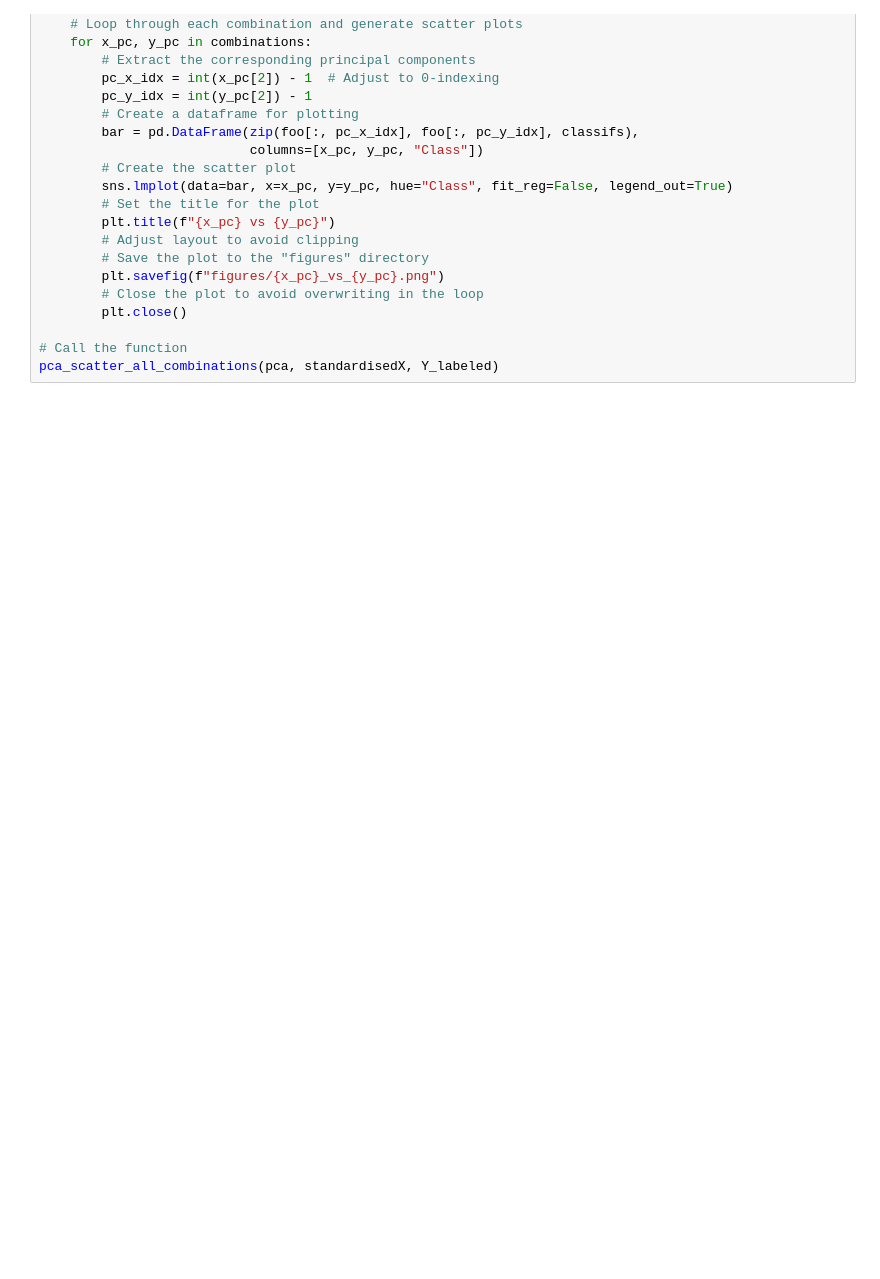
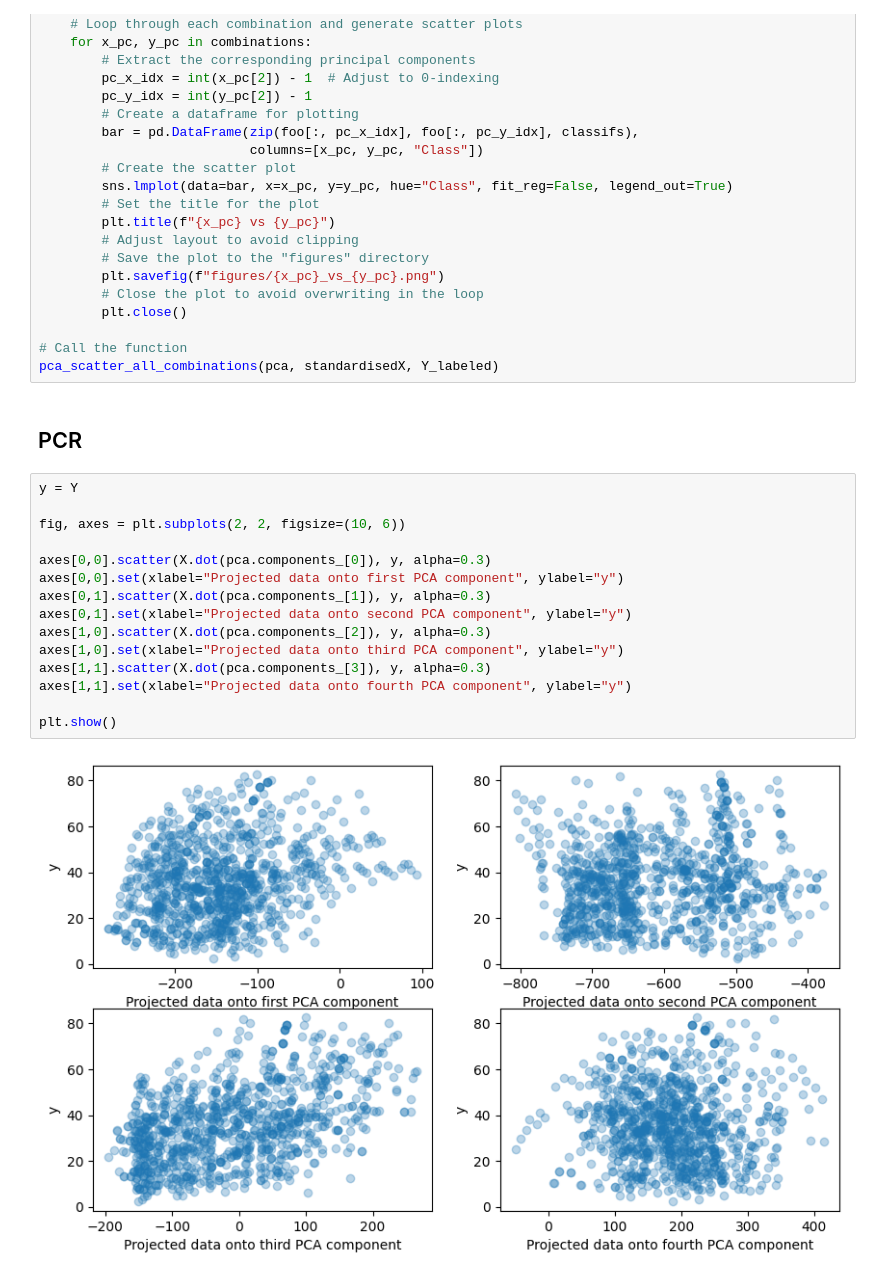
Before and after one commit to oscartq/project-LDA-concrete, a Jupyter notebook: project_PLS.ipynb, the cells around one changed output. Cells and saved outputs as stored; diff of their text form; blank space fills up the shorter version.

```diff
--- a/project_PLS.ipynb
+++ b/project_PLS.ipynb
@@ -260,3 +260,22 @@ def pca_scatter_all_combinations(pca, standardised_values, classifs):
 
 # Call the function
 pca_scatter_all_combinations(pca, standardisedX, Y_labeled)
+# %% [markdown]
+## PCR
+# %%
+y = Y
+
+fig, axes = plt.subplots(2, 2, figsize=(10, 6))
+
+axes[0,0].scatter(X.dot(pca.components_[0]), y, alpha=0.3)
+axes[0,0].set(xlabel="Projected data onto first PCA component", ylabel="y")
+axes[0,1].scatter(X.dot(pca.components_[1]), y, alpha=0.3)
+axes[0,1].set(xlabel="Projected data onto second PCA component", ylabel="y")
+axes[1,0].scatter(X.dot(pca.components_[2]), y, alpha=0.3)
+axes[1,0].set(xlabel="Projected data onto third PCA component", ylabel="y")
+axes[1,1].scatter(X.dot(pca.components_[3]), y, alpha=0.3)
+axes[1,1].set(xlabel="Projected data onto fourth PCA component", ylabel="y")
+
+plt.show()
+# %% [output]
+[figure, added]
```
Also changed, not shown: parts of 1 cell of this notebook.
